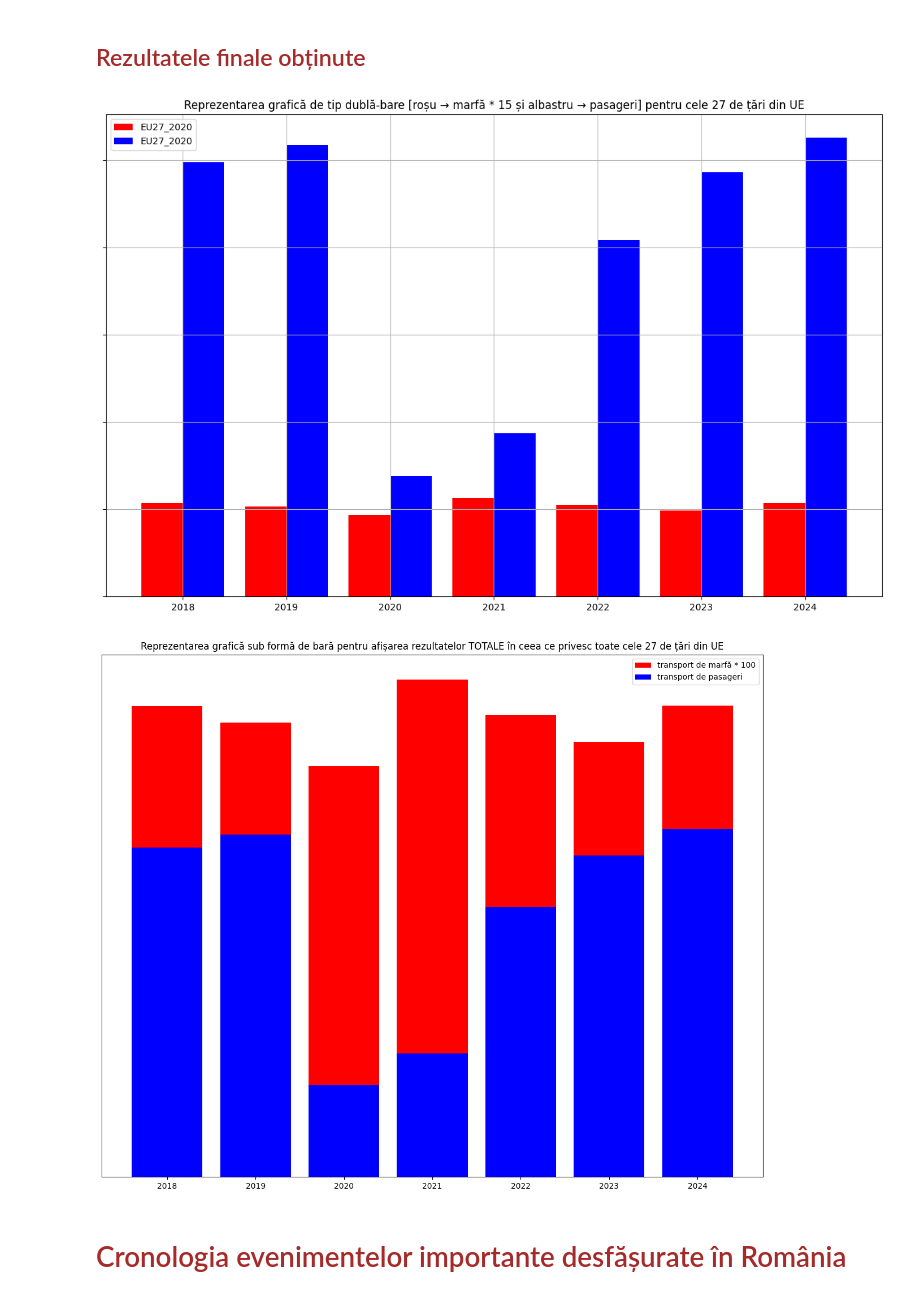
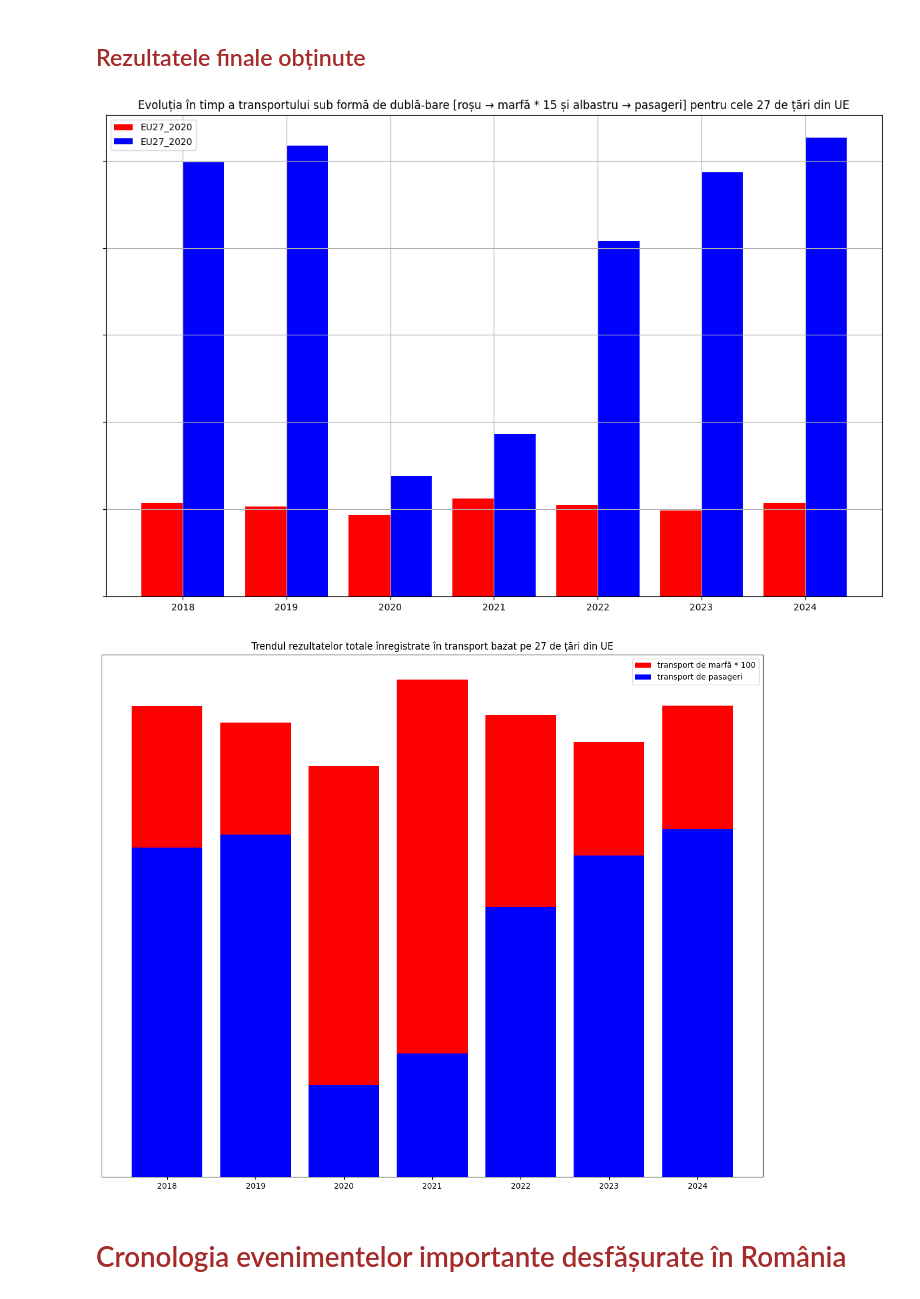
Before and after one commit to v1ctoras/PVDP_Aprilie, a Jupyter notebook: proiectAPRILIE.ipynb, the cells around one changed output. Cells and saved outputs as stored; diff of their text form; code cells hidden in the pictures.

```diff
--- a/proiectAPRILIE.ipynb
+++ b/proiectAPRILIE.ipynb
@@ -500,7 +500,7 @@ fig, figura = plt.subplots(1, 1, figsize = (12, 8))
 barMarfa = figura.bar(pozitie-width/2, valoareTone * 15, width, label = labelTone, color = 'red')
 barPasageri = figura.bar(pozitie+width/2, valoarePasageri, width, label = labelPasageri, color = 'blue')
 
-figura.set_title('Reprezentarea grafică de tip dublă-bare [roșu → marfă * 15 și albastru → pasageri] pentru cele 27 de țări din UE')
+figura.set_title('Evoluția în timp a transportului sub formă de dublă-bare [roșu → marfă * 15 și albastru → pasageri] pentru cele 27 de țări din UE')
 figura.set_xticks(pozitie)
 figura.set_xticklabels(an)
 figura.legend()
@@ -512,41 +512,41 @@ figura.set_yticklabels([])
 plt.tight_layout()
 plt.show()
 # %% [output]
-[figure, old version]
+[figure, new version]
 # %%
 import numpy as np
 import matplotlib.pyplot as plt
 
 # pentru fixare eroare
 df1.columns = df1.columns.str.strip()
 df3.columns = df3.columns.str.strip()
 
 # setare an pentru axa orizontala 0x
 an = ['2018', '2019', '2020', '2021', '2022', '2023', '2024']
 
 valoareTone = pd.to_numeric(df1[an].iloc[12], errors = 'coerce')
 valoarePasageri = pd.to_numeric(df3[an].iloc[12], errors = 'coerce')
 
 labelTone = df1.iloc[12, 0][-9:]
 labelPasageri = df3.iloc[12, 0][-9:]
 
 pozitie = np.arange(1, len(an)+1)
 width = 0.4
 
 plt.subplots(figsize = (12, 10))
 
 plt.bar(an, valoareTone * 100, color = 'red', label = 'transport de marfă * 100')
 plt.bar(an, valoarePasageri, color = 'blue', label = 'transport de pasageri')
 plt.legend()
 plt.yticks([])
 
-plt.title('Reprezentarea grafică sub formă de bară pentru afișarea rezultatelor TOTALE în ceea ce privesc toate cele 27 de țări din UE')
+plt.title('Trendul rezultatelor totale înregistrate în transport bazat pe 27 de țări din UE')
 
 
 plt.tight_layout()
 plt.show()
 # %% [output]
-[figure, old version]
+[figure, new version]
 # %% [markdown]
 <h1><font color = "brown">Cronologia evenimentelor importante desfășurate în România</font></h1>
 # %%
```
Also changed, not shown: parts of 5 cells of this notebook.
